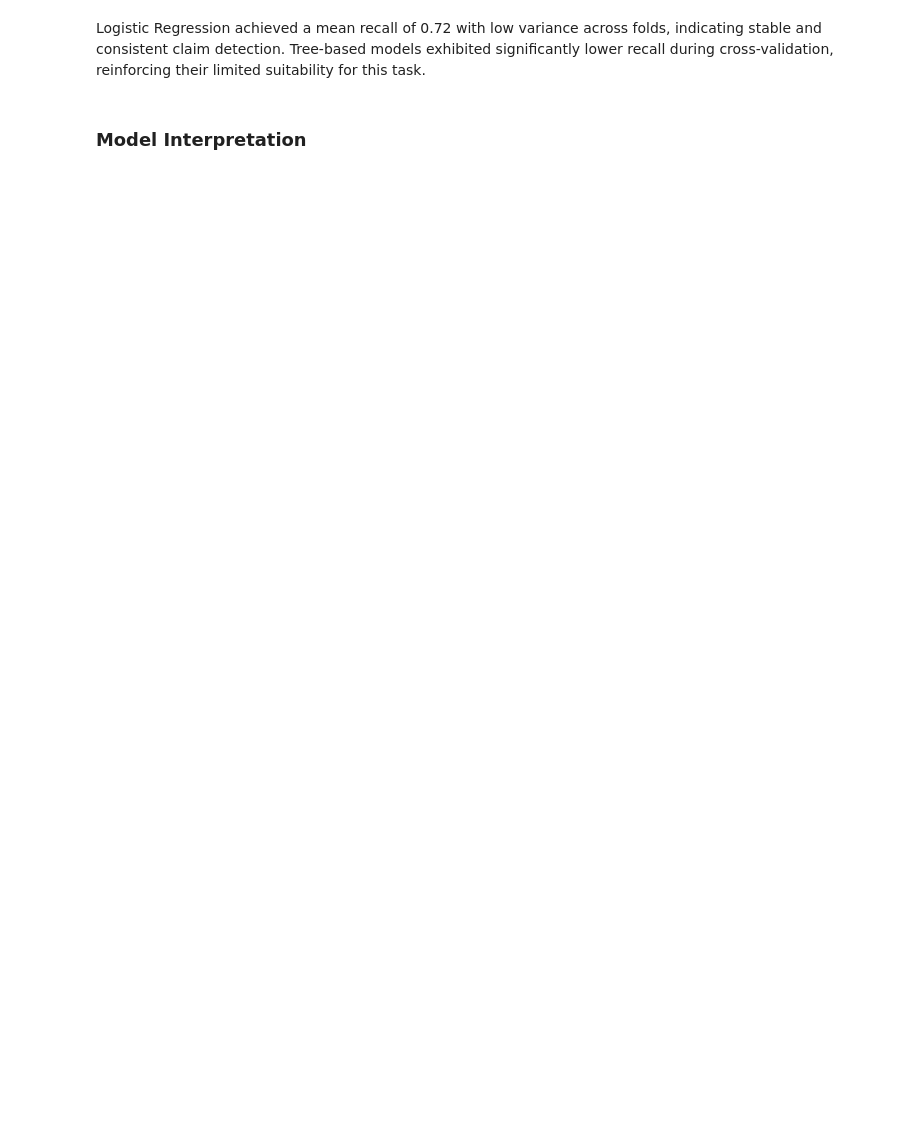
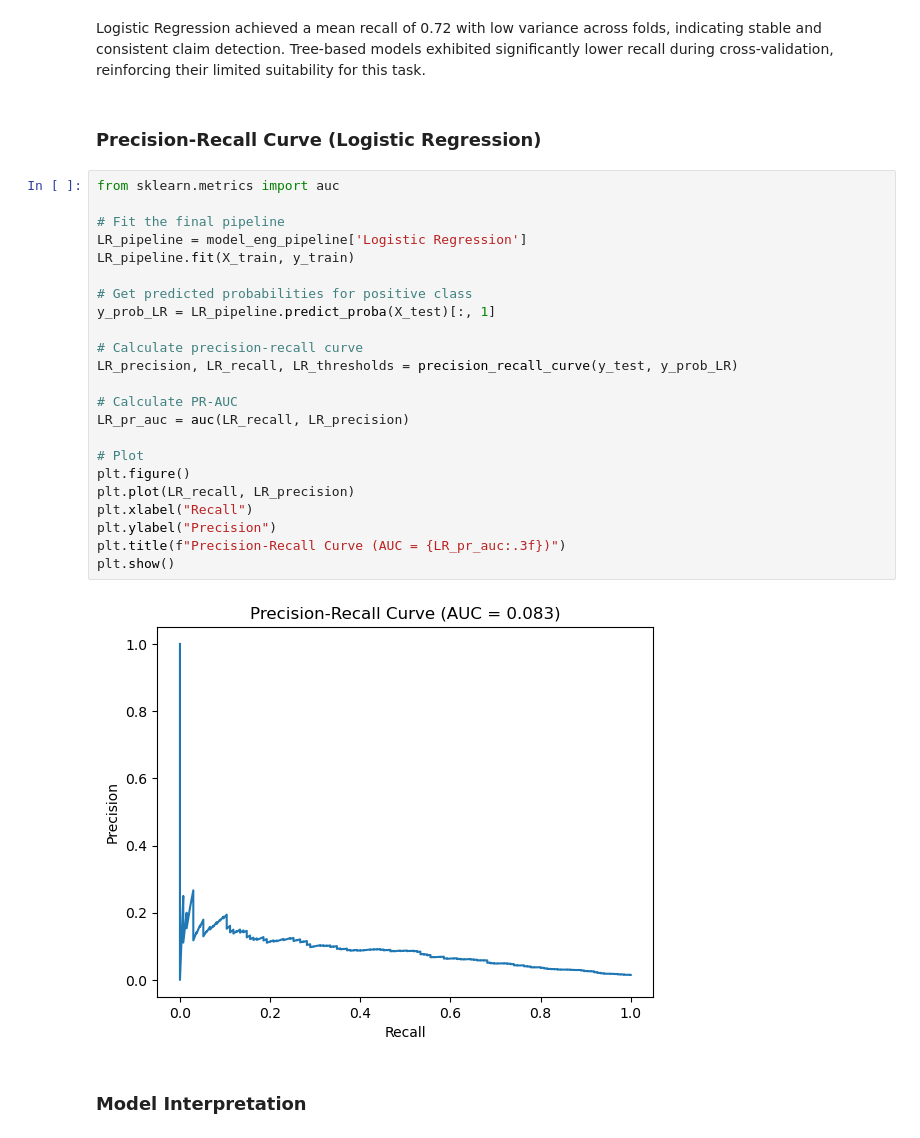
Before and after one commit to faris712/Purwadhika-Capstone-Project-3, a Jupyter notebook: Faris Ridho_Capstone Project 3 Documentation.ipynb, the cells around one changed output. Saved outputs shown, nothing was run; the diff lists cells and outputs as text; blank space fills up the shorter version.

```diff
--- a/Faris Ridho_Capstone Project 3 Documentation.ipynb
+++ b/Faris Ridho_Capstone Project 3 Documentation.ipynb
@@ -682,5 +679,32 @@ Cross-Val Score: 0.7158002038735983 +- 0.03844902832692252
 # %% [markdown]
 Logistic Regression achieved a mean recall of 0.72 with low variance across folds, indicating stable and consistent claim detection. Tree-based models exhibited significantly lower recall during cross-validation, reinforcing their limited suitability for this task.
+# %% [markdown]
+### Precision-Recall Curve (Logistic Regression)
+# %%
+from sklearn.metrics import auc
+
+# Fit the final pipeline
+LR_pipeline = model_eng_pipeline['Logistic Regression']
+LR_pipeline.fit(X_train, y_train)
+
+# Get predicted probabilities for positive class
+y_prob_LR = LR_pipeline.predict_proba(X_test)[:, 1]
+
+# Calculate precision-recall curve
+LR_precision, LR_recall, LR_thresholds = precision_recall_curve(y_test, y_prob_LR)
+
+# Calculate PR-AUC
+LR_pr_auc = auc(LR_recall, LR_precision)
+
+# Plot
+plt.figure()
+plt.plot(LR_recall, LR_precision)
+plt.xlabel("Recall")
+plt.ylabel("Precision")
+plt.title(f"Precision-Recall Curve (AUC = {LR_pr_auc:.3f})")
+plt.show()
+# %% [output]
+[figure, added]
 # %% [markdown]
 ### Model Interpretation
 # %%
```
Also changed, not shown: parts of 8 cells of this notebook.
